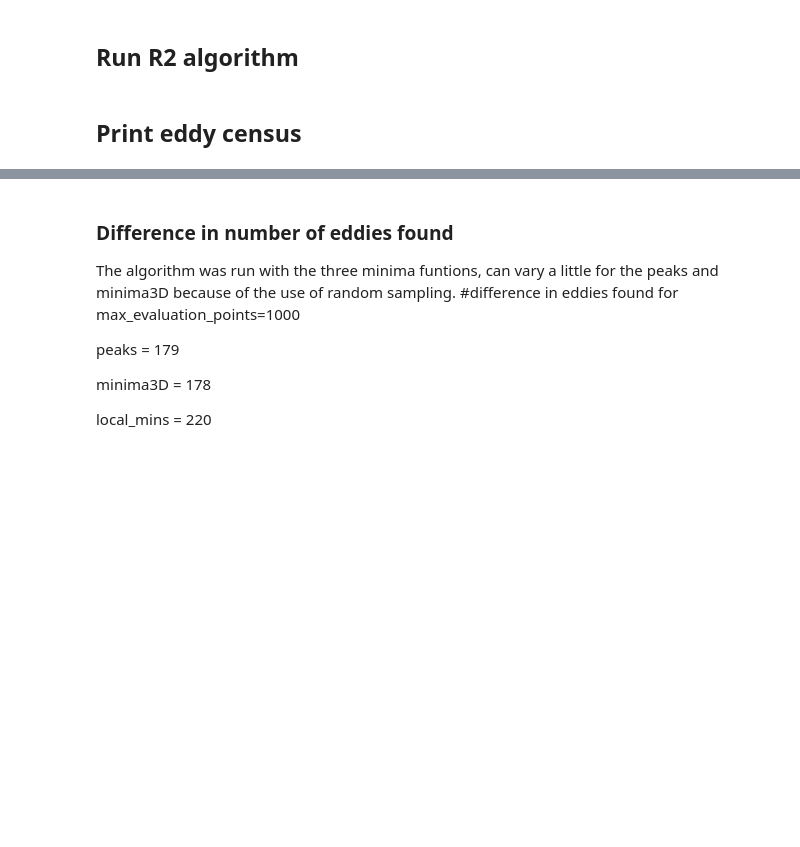
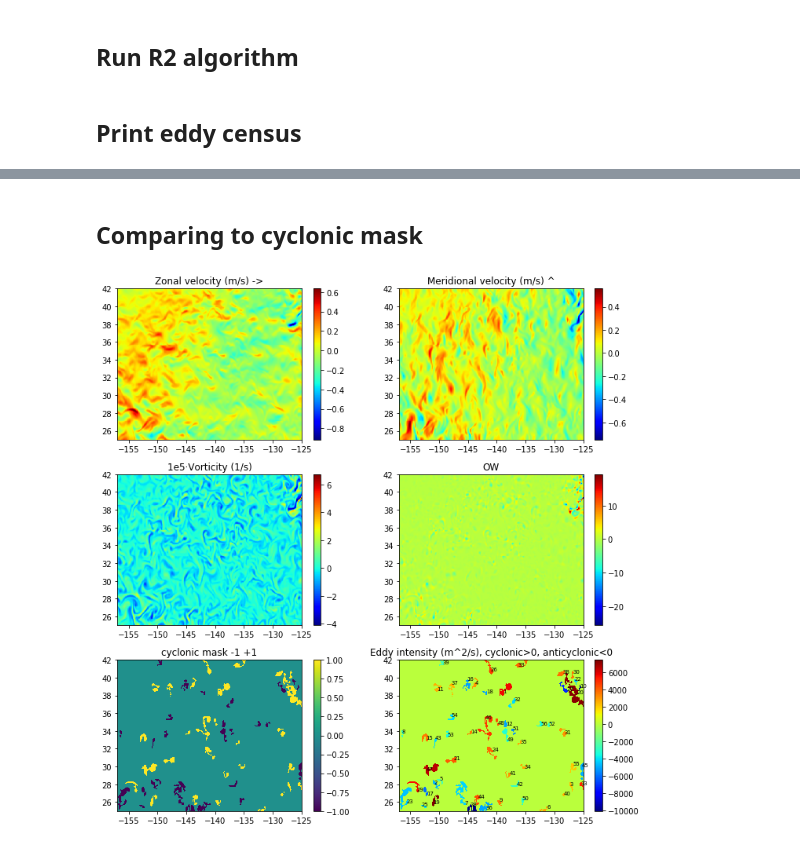
Before and after one commit to JASaa/eddies-R2, a Jupyter notebook: eddy_function_test.ipynb, the cells around one changed output, grey strips where cells are left out. Cells and saved outputs as stored; diff of their text form; code cells hidden in the pictures; blank space fills up the shorter version.

```diff
--- a/eddy_function_test.ipynb
+++ b/eddy_function_test.ipynb
@@ -82,11 +63,41 @@ Wall time: 1.51 s
-# %% [markdown]
-### Difference in number of eddies found ###
-
-The algorithm was run with the three minima funtions, can vary a little for the peaks and minima3D because of the use of random sampling.
-#difference in eddies found for max_evaluation_points=1000
-
-peaks = 179
-
-minima3D = 178
-
-local_mins = 220
+# %% [markdown]
+## Comparing to cyclonic mask
+# %%
+import matplotlib.pyplot as plt
+
+fig,axes = plt.subplots(nrows=3, ncols=2,figsize=(10,10))
+
+pos1 = axes[0,0].imshow(uvel[:,:,k_plot].T, extent=[lon[0],lon[-1],lat[0],lat[-1]],aspect='auto',origin="lower",cmap='jet')
+axes[0,0].set_title('Zonal velocity (m/s) ->')
+
+pos2 =axes[0,1].imshow(vvel[:,:,k_plot].T, extent=[lon[0],lon[-1],lat[0],lat[-1]],aspect='auto',origin="lower",cmap='jet')
+axes[0,1].set_title('Meridional velocity (m/s) ^')
+
+pos3 = axes[1,0].imshow(1e5*vorticity[:,:,k_plot].T, extent=[lon[0],lon[-1],lat[0],lat[-1]],aspect='auto',origin="lower",cmap='jet')
+axes[1,0].set_title('1e5·Vorticity (1/s)')
+
+pos4 = axes[1,1].imshow(OW[:,:,k_plot].T, extent=[lon[0],lon[-1],lat[0],lat[-1]],aspect='auto',origin="lower",cmap='jet')
+axes[1,1].set_title('OW')
+
+pos5 = axes[2,0].imshow(cyclonic_mask[:,:,k_plot].T, extent=[lon[0],lon[-1],lat[0],lat[-1]], aspect='auto',origin="lower")
+axes[2,0].set_title('cyclonic mask -1 +1')
+
+pos6 = axes[2,1].imshow(intensity_mask[:,:,k_plot].T, extent=[lon[0],lon[-1],lat[0],lat[-1]],aspect='auto',origin="lower",cmap='jet')
+axes[2,1].set_title('Eddy intensity (m^2/s), cyclonic>0, anticyclonic<0')
+for i in range(0,nEddies):
+    text = axes[2,1].annotate(i+1, eddie_census[2:4,i])
+    text.set_fontsize('x-small')
+    text.set_color('k')
+
+# add the colorbar using the figure's method,telling it which mappable we're talking about and which axes object it should be near
+fig.colorbar(pos1, ax=axes[0,0])
+fig.colorbar(pos2, ax=axes[0,1])
+fig.colorbar(pos3, ax=axes[1,0])
+fig.colorbar(pos4, ax=axes[1,1])
+fig.colorbar(pos5, ax=axes[2,0])
+fig.colorbar(pos6, ax=axes[2,1])
+
+plt.tight_layout()
+plt.show()
+# %% [output]
+[figure, added]
```
Also changed, not shown: parts of 10 cells of this notebook, 1 other file.
